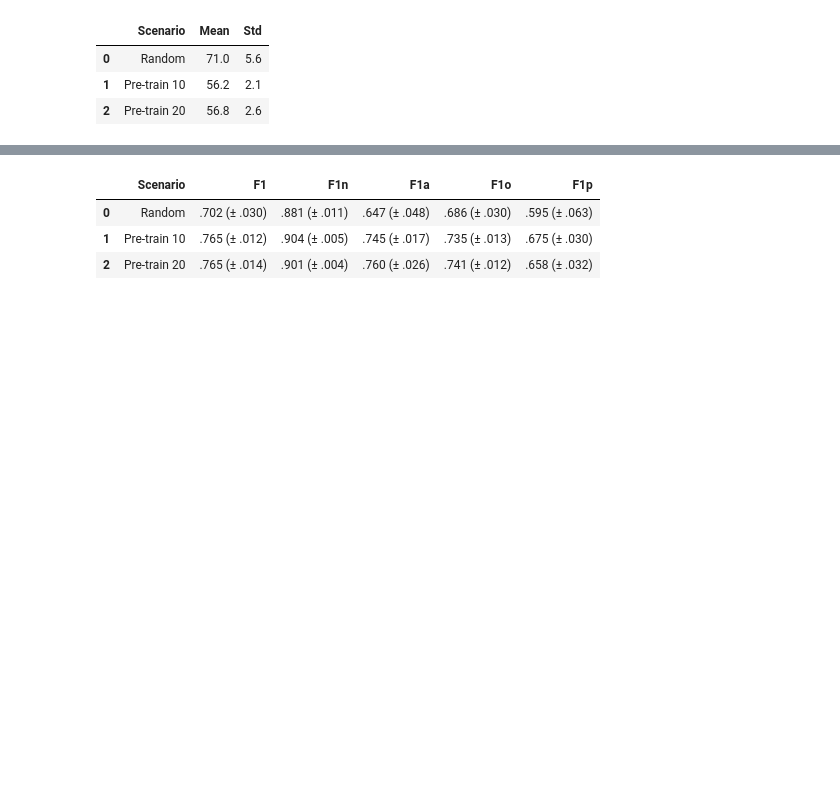
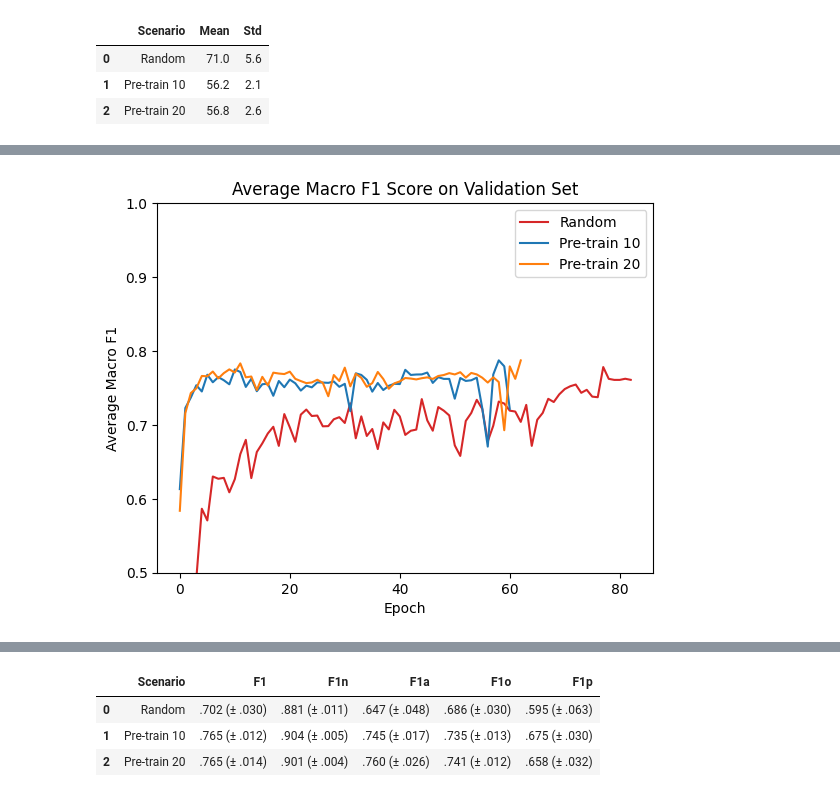
Before and after one commit to myles-i/DLH_TransferLearning, a Jupyter notebook: jupyter_notebooks/results1d_analysis.ipynb, the cells around one changed output, grey strips where cells are left out. Drawn from its saved outputs; the diff is of its cells as text; code cells hidden in the pictures; blank space fills up the shorter version.

Commit message:
Add F1 by epoch plot code

```diff
--- a/jupyter_notebooks/results1d_analysis.ipynb
+++ b/jupyter_notebooks/results1d_analysis.ipynb
@@ -72,0 +77,18 @@ make_epoch_table(history_all)
+# %%
+import matplotlib.pyplot as plt
+
+def prepare_f1_for_plot(history_all):
+    data = (
+        history_all
+        .groupby(['weight_type', 'epoch'])
+        .agg(
+            min=pd.NamedAgg('f1', 'min'),
+            max=pd.NamedAgg('f1', 'max'),
+            mean=pd.NamedAgg('f1', 'mean'),
+        )
+        # Move epoch from index to column
+        .reset_index('epoch')
+    )
+    return data
+
+prepare_f1_for_plot(history_all)
@@ -72,0 +110,22 @@ make_epoch_table(history_all)
+# %%
+# can plot average macro f1 score for all 3 scenarios
+# can also plot with bands for 2 scnarios, but see what 3 scenarios look like?
+def plot_mean_f1_by_epoch(history_all):
+    data = prepare_f1_for_plot(history_all)
+    fig, ax = plt.subplots()
+    ax.set_xlabel('Epoch')
+    ax.set_ylabel('Average Macro F1')
+    ax.set_title('Average Macro F1 Score on Validation Set')
+    ax.plot(
+        'epoch', 'mean', color='tab:red', data=data.loc['random'],
+        label='Random'
+    )
+    ax.plot('epoch', 'mean', data=data.loc['10'], label='Pre-train 10')
+    ax.plot('epoch', 'mean', data=data.loc['20'], label='Pre-train 20')
+    ax.legend()
+    # Replicate y-axis in Figure 3(a) of the paper.
+    ax.set_ylim([0.5, 1.0])
+
+plot_mean_f1_by_epoch(history_all)
+# %% [output]
+[figure, added]
```
Also changed, not shown: parts of 5 cells of this notebook.
